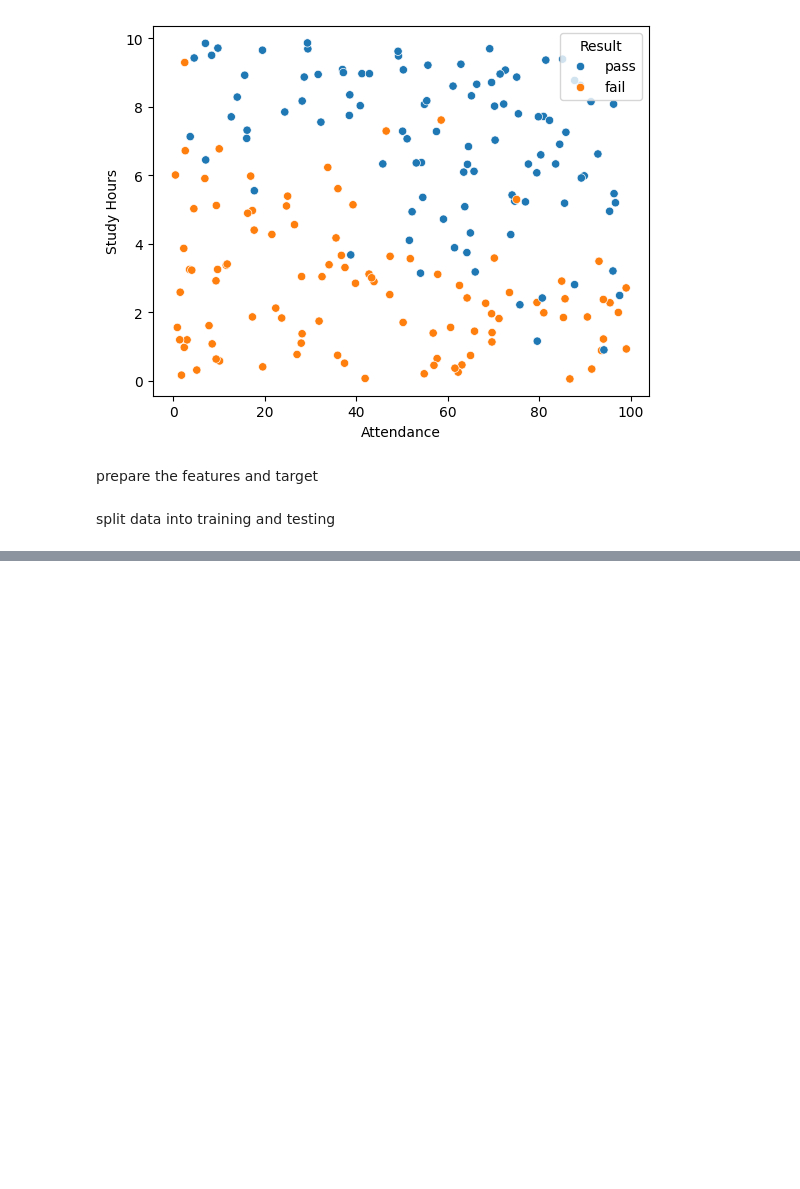
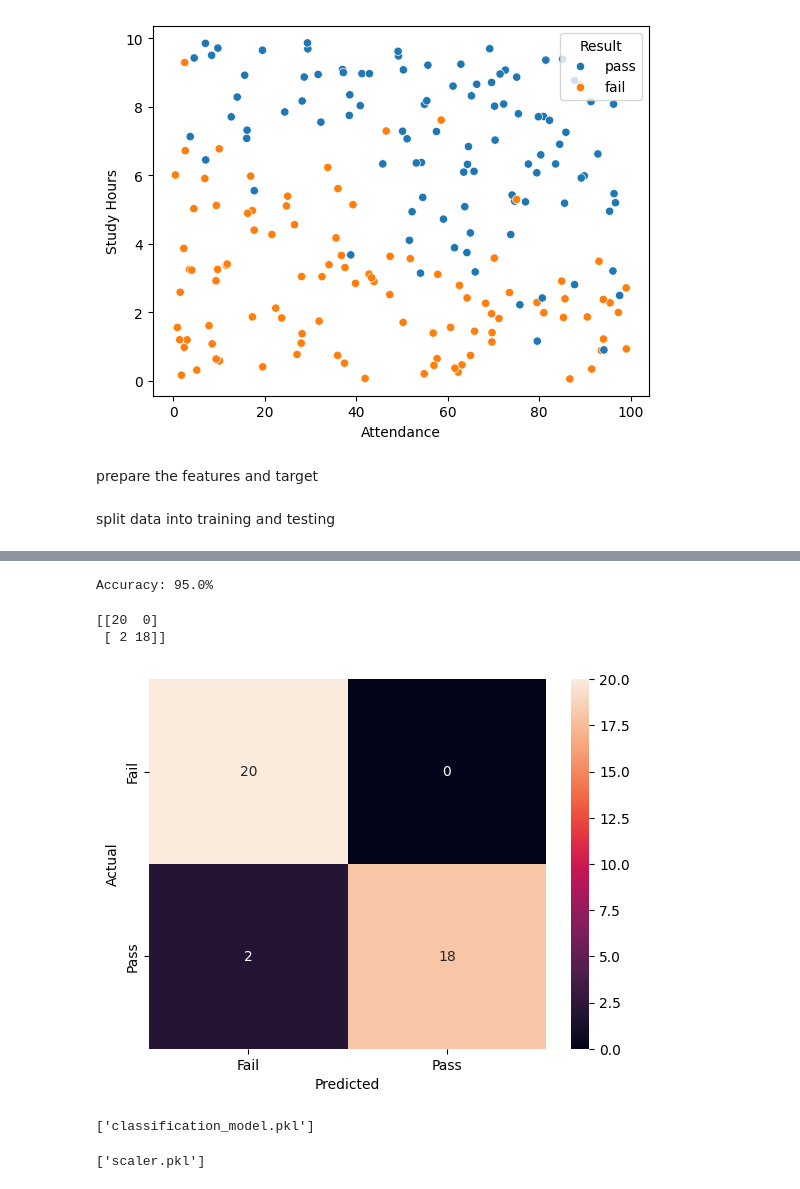
Before and after one commit to jibany95-max/Machinelearning_AI, a Jupyter notebook: logistic_regression/logistic_reg.ipynb, the cells around one changed output, grey strips where cells are left out. Cells and saved outputs as stored; diff of their text form; code cells hidden in the pictures; blank space fills up the shorter version.

```diff
--- a/logistic_regression/logistic_reg.ipynb
+++ b/logistic_regression/logistic_reg.ipynb
@@ -144,0 +232,4 @@ X_train, X_test, y_train, y_test = train_test_split(x, y, test_size=0.2, random_
+# %%
+from sklearn.linear_model import LogisticRegression
+
+model = LogisticRegression()
@@ -144,0 +240,2 @@ X_train, X_test, y_train, y_test = train_test_split(x, y, test_size=0.2, random_
+# %%
+model.fit(x_train_scaled, y_train)
@@ -144,0 +258,2 @@ X_train, X_test, y_train, y_test = train_test_split(x, y, test_size=0.2, random_
+# %%
+y_pred = model.predict(x_test_scaled)
@@ -144,0 +289,30 @@ X_train, X_test, y_train, y_test = train_test_split(x, y, test_size=0.2, random_
+# %%
+from sklearn.metrics import accuracy_score, confusion_matrix
+
+accuracy = accuracy_score(y_test, y_pred)
+print(f"Accuracy: {accuracy*100}%")
+# %% [output]
+Accuracy: 95.0%
+# %%
+conf_matrics = confusion_matrix(y_test, y_pred)
+print(conf_matrics)
+# %% [output]
+[[20  0]
+ [ 2 18]]
+# %%
+sns.heatmap(conf_matrics, annot=True, xticklabels=['Fail', 'Pass'], yticklabels=['Fail', 'Pass'])
+plt.xlabel('Predicted')
+plt.ylabel('Actual')
+plt.show()
+# %% [output]
+[figure, added]
+# %%
+import joblib
+
+joblib.dump(model, 'classification_model.pkl')
+# %% [output]
+['classification_model.pkl']
+# %%
+joblib.dump(scaler, 'scaler.pkl')
+# %% [output]
+['scaler.pkl']
```
Also changed, not shown: parts of 13 cells of this notebook, 9 other files.
